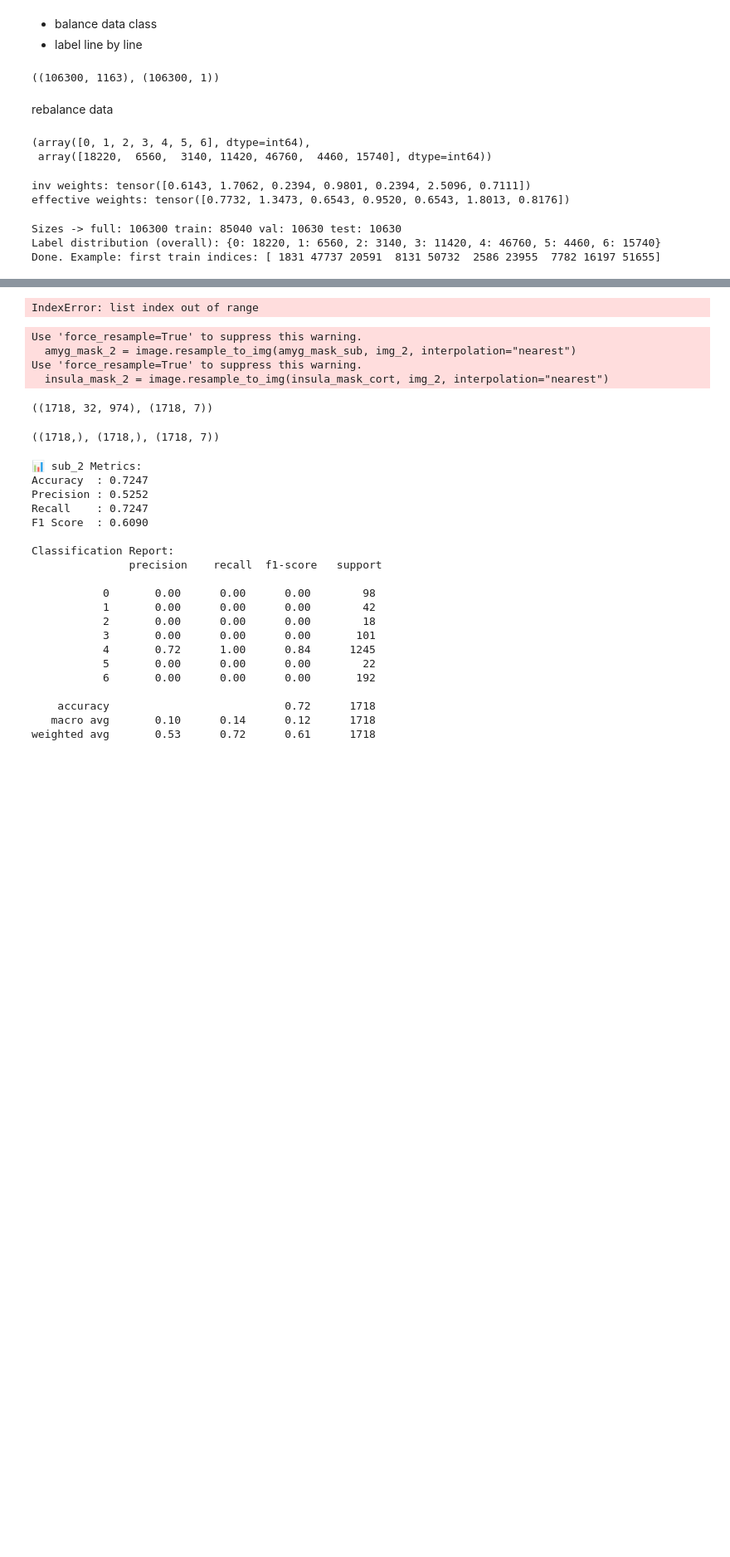
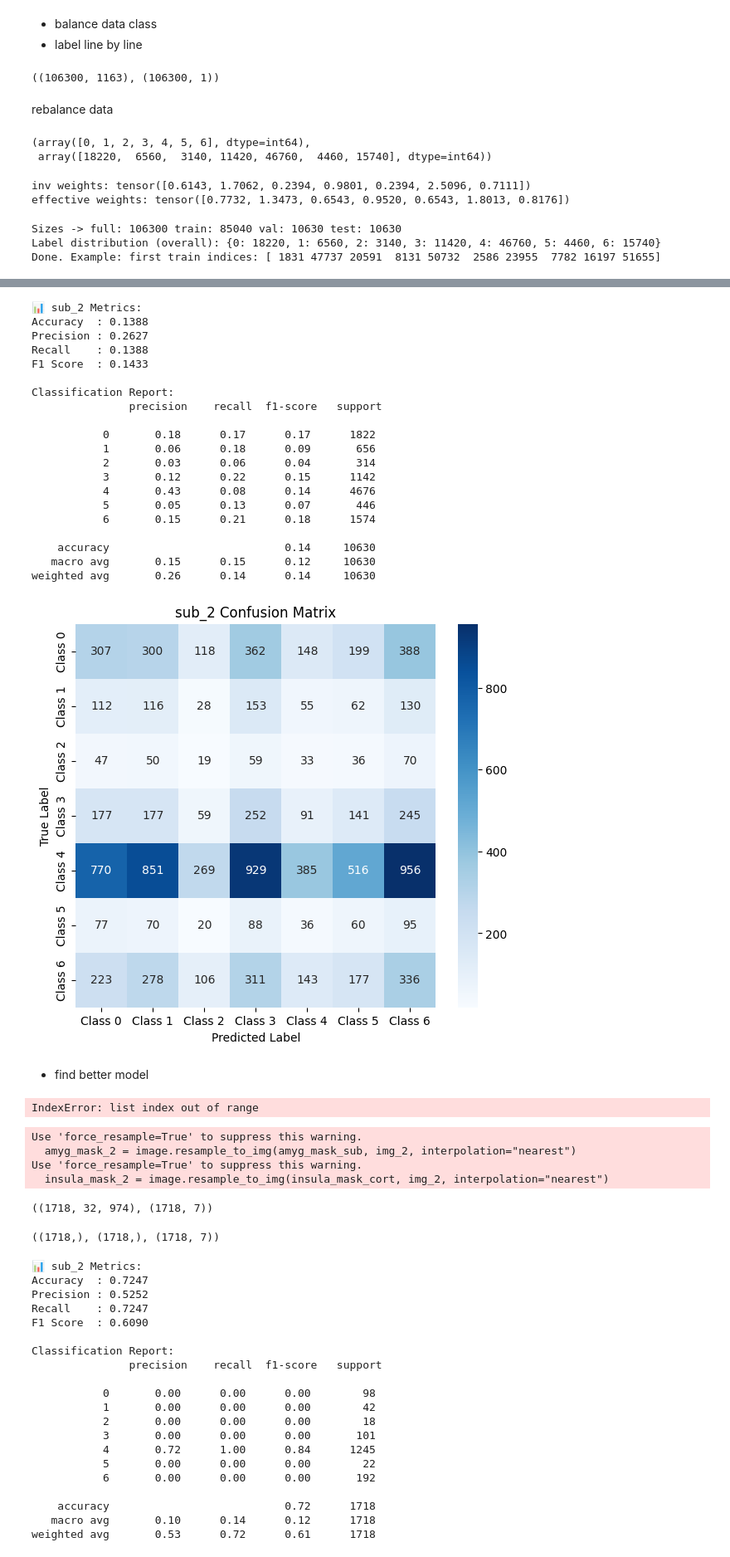
Before and after one commit to Jirapong2442/fMRI-Emotion-Analysis, a Jupyter notebook: get_regressor.ipynb, the cells around one changed output, grey strips where cells are left out. Shown: that part at 83% size. Saved outputs shown, nothing was run; the diff lists cells and outputs as text; code cells hidden in the pictures; blank space fills up the shorter version.

```diff
--- a/get_regressor.ipynb
+++ b/get_regressor.ipynb
@@ -395,7 +429,7 @@ def train_model(model, train_loader, val_loader, optimizer, num_epochs=200, devi
             correct += (preds == targets).sum().item()
 
         train_acc = correct / len(train_loader.dataset)
-        val_acc, val_loss = evaluate(model, val_loader, device)
+        val_acc, val_loss, _ ,_ = evaluate(model, val_loader, device)
         scheduler.step(val_loss)
 
         print(f"Epoch {epoch+1}/{num_epochs} "
@@ -571,3 +555,54 @@ train_model(model, train_loader, val_loader, optimizer, num_epochs=200)
+# %%
+from sklearn.metrics import accuracy_score, precision_recall_fscore_support, confusion_matrix, classification_report
+import seaborn as sns
+import matplotlib.pyplot as plt
+
+accuracy, loss, all_preds, all_targets = evaluate(model,test_loader)
+
+acc = accuracy_score(all_targets, all_preds)
+precision, recall, f1, _ = precision_recall_fscore_support(all_targets, all_preds, average="weighted", zero_division=0)
+
+print(f"\n📊 sub_2 Metrics:")
+print(f"Accuracy  : {acc:.4f}")
+print(f"Precision : {precision:.4f}")
+print(f"Recall    : {recall:.4f}")
+print(f"F1 Score  : {f1:.4f}")
+print("\nClassification Report:\n", classification_report(all_targets, all_preds, zero_division=0))
+
+# Confusion Matrix Heatmap
+cm = confusion_matrix(all_targets, all_preds)
+plt.figure(figsize=(7,6))
+sns.heatmap(cm, annot=True, fmt="d", cmap="Blues",
+            xticklabels=[f"Class {i}" for i in range(cm.shape[0])],
+            yticklabels=[f"Class {i}" for i in range(cm.shape[0])])
+plt.title(f"sub_2 Confusion Matrix")
+plt.ylabel("True Label")
+plt.xlabel("Predicted Label")
+plt.show()
+# %% [output]
+📊 sub_2 Metrics:
+Accuracy  : 0.1388
+Precision : 0.2627
+Recall    : 0.1388
+F1 Score  : 0.1433
+
+Classification Report:
+               precision    recall  f1-score   support
+
+           0       0.18      0.17      0.17      1822
+           1       0.06      0.18      0.09       656
+           2       0.03      0.06      0.04       314
+           3       0.12      0.22      0.15      1142
+           4       0.43      0.08      0.14      4676
+           5       0.05      0.13      0.07       446
+           6       0.15      0.21      0.18      1574
+
+    accuracy                           0.14     10630
+   macro avg       0.15      0.15      0.12     10630
+weighted avg       0.26      0.14      0.14     10630
+[figure, added]
+# %% [markdown]
+- find better model
 # %%
 from torch.utils.data import  WeightedRandomSampler
 N, seq_len, features, num_classes = X_all.shape[0], 32, 974, 7
```
Also changed, not shown: parts of 13 cells of this notebook, 1 other file.
